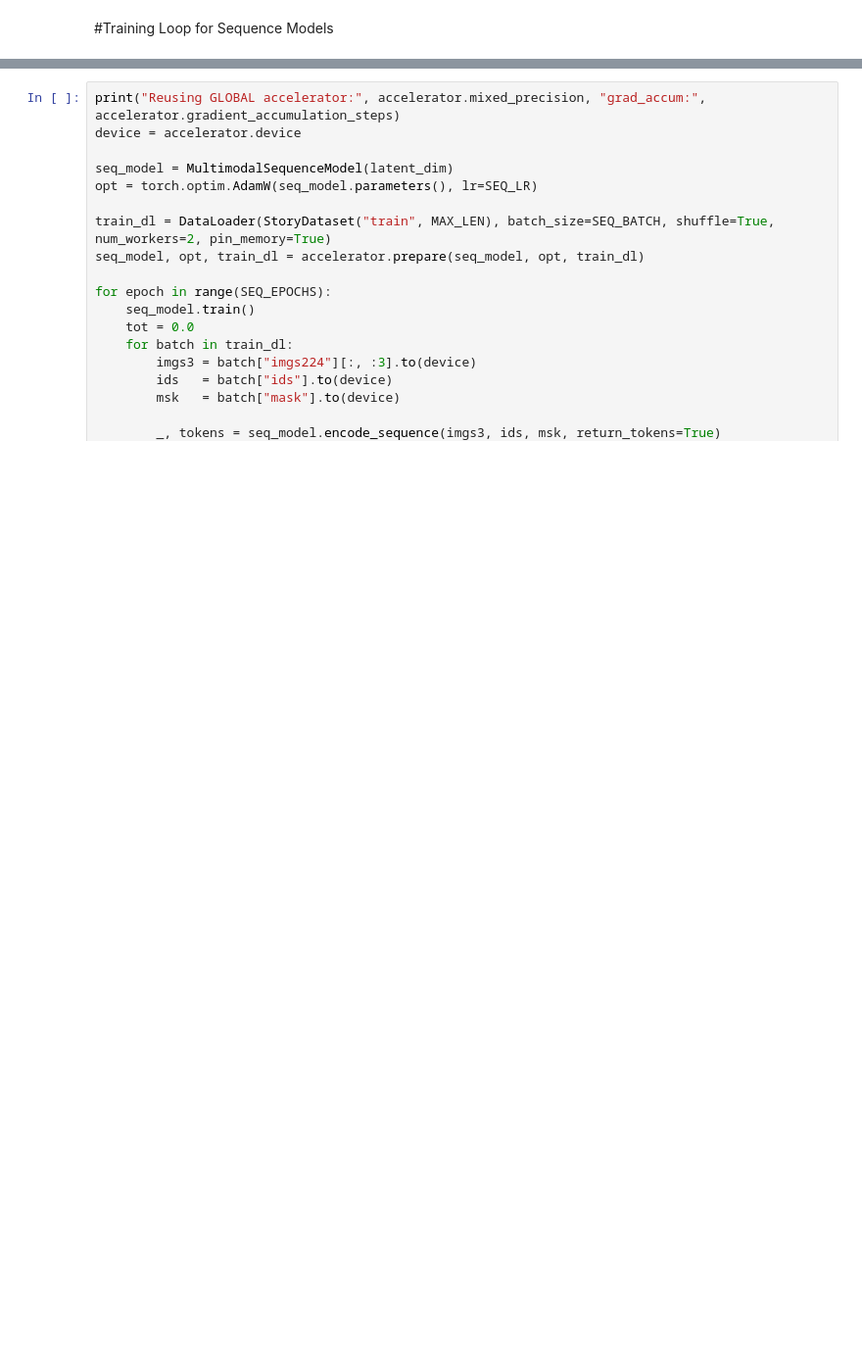
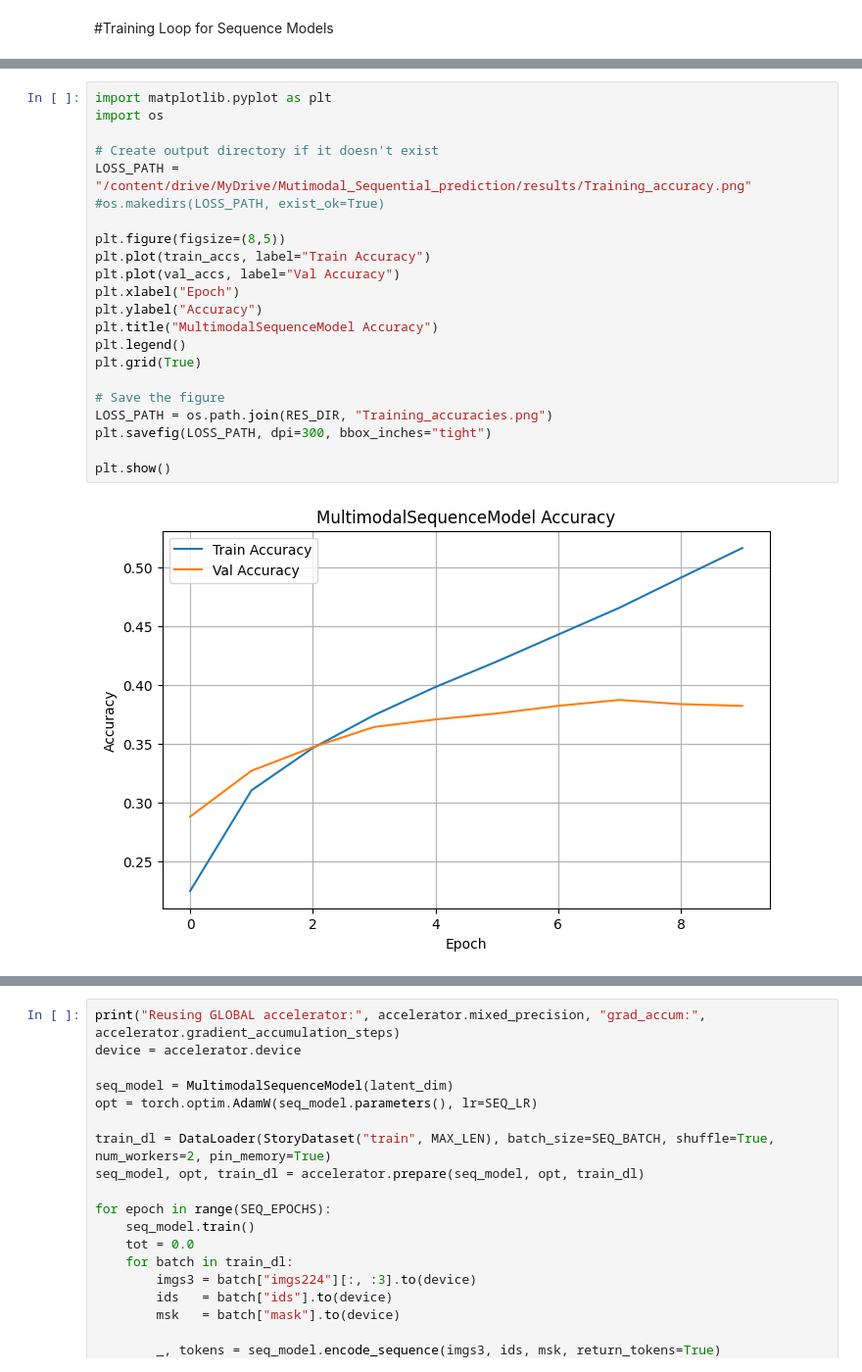
Before and after one commit to akinpelumiajayi/Multimodal-Sequence-Modelling, a Jupyter notebook: experiment_notebook.ipynb, the cells around one changed output, grey strips where cells are left out. Shown at 98% size. Cells and saved outputs as stored; diff of their text form; blank space fills up the shorter version.

```diff
--- a/experiment_notebook.ipynb
+++ b/experiment_notebook.ipynb
@@ -172,0 +383,24 @@ imgs224: (4, 3, 224, 224) ids: (3, 64) gt_img512: (3, 512, 512)
+# %%
+import matplotlib.pyplot as plt
+import os
+
+# Create output directory if it doesn't exist
+LOSS_PATH = "/content/drive/MyDrive/Mutimodal_Sequential_prediction/results/Training_accuracy.png"
+#os.makedirs(LOSS_PATH, exist_ok=True)
+
+plt.figure(figsize=(8,5))
+plt.plot(train_accs, label="Train Accuracy")
+plt.plot(val_accs, label="Val Accuracy")
+plt.xlabel("Epoch")
+plt.ylabel("Accuracy")
+plt.title("MultimodalSequenceModel Accuracy")
+plt.legend()
+plt.grid(True)
+
+# Save the figure
+LOSS_PATH = os.path.join(RES_DIR, "Training_accuracies.png")
+plt.savefig(LOSS_PATH, dpi=300, bbox_inches="tight")
+
+plt.show()
+# %% [output]
+[figure, added]
```
Also changed, not shown: parts of 12 cells of this notebook, 3 other files.
